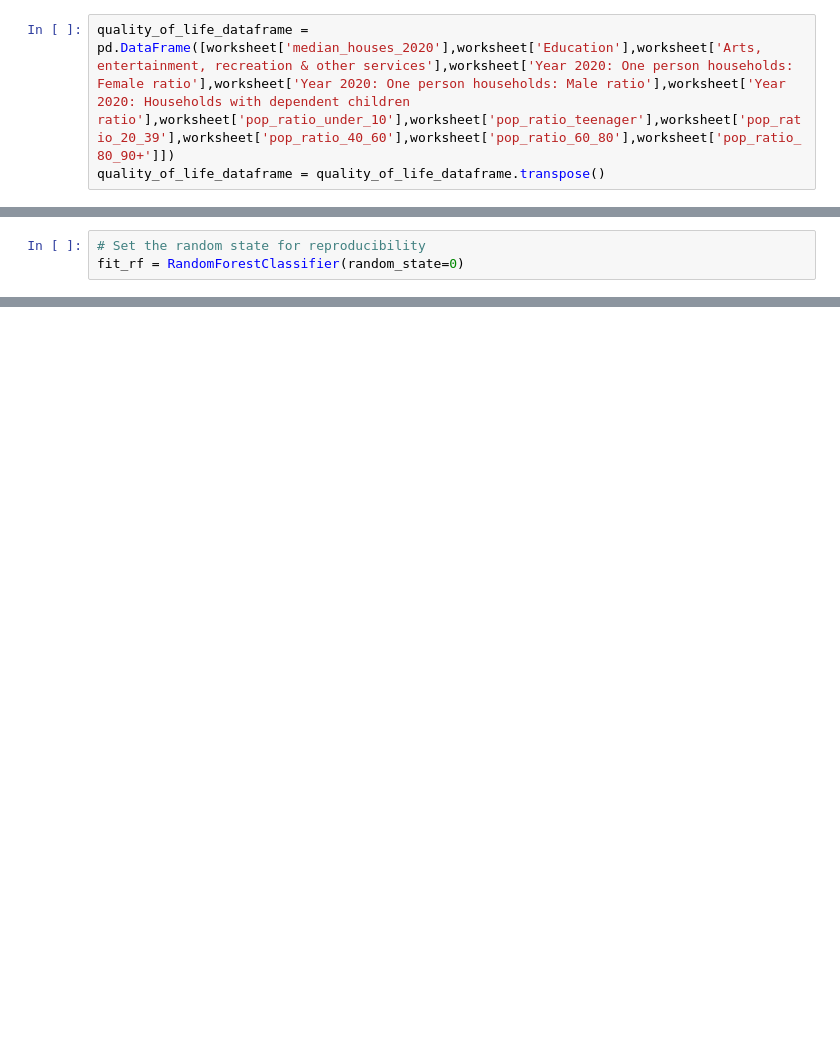
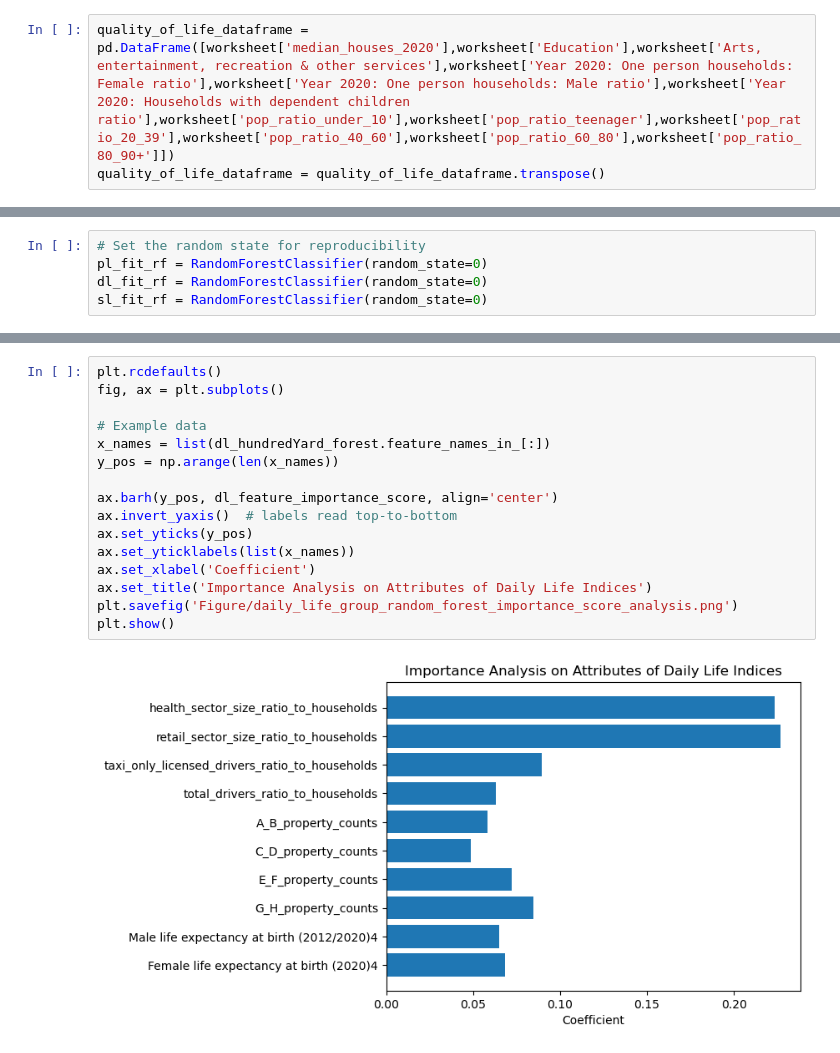
Before and after one commit to SIthodox2286/mdm_3_phace_C, a Jupyter notebook: random_forest_analysis.ipynb, the cells around one changed output, grey strips where cells are left out. Drawn from its saved outputs; the diff is of its cells as text; blank space fills up the shorter version.

```diff
--- a/random_forest_analysis.ipynb
+++ b/random_forest_analysis.ipynb
@@ -60,6 +139,8 @@ test_class_set = normal_test_class_set.values.ravel()
 # %%
 # Set the random state for reproducibility
-fit_rf = RandomForestClassifier(random_state=0)
+pl_fit_rf = RandomForestClassifier(random_state=0)
+dl_fit_rf = RandomForestClassifier(random_state=0)
+sl_fit_rf = RandomForestClassifier(random_state=0)
 # %%
 np.random.seed(0)
 start = time.time()
@@ -122,0 +298,18 @@ plt.show()
+# %%
+plt.rcdefaults()
+fig, ax = plt.subplots()
+
+# Example data
+x_names = list(dl_hundredYard_forest.feature_names_in_[:])
+y_pos = np.arange(len(x_names))
+
+ax.barh(y_pos, dl_feature_importance_score, align='center')
+ax.invert_yaxis()  # labels read top-to-bottom
+ax.set_yticks(y_pos)
+ax.set_yticklabels(list(x_names))
+ax.set_xlabel('Coefficient')
+ax.set_title('Importance Analysis on Attributes of Daily Life Indices')
+plt.savefig('Figure/daily_life_group_random_forest_importance_score_analysis.png')
+plt.show()
+# %% [output]
+[figure, added]
```
Also changed, not shown: parts of 27 cells of this notebook, 18 other files.
